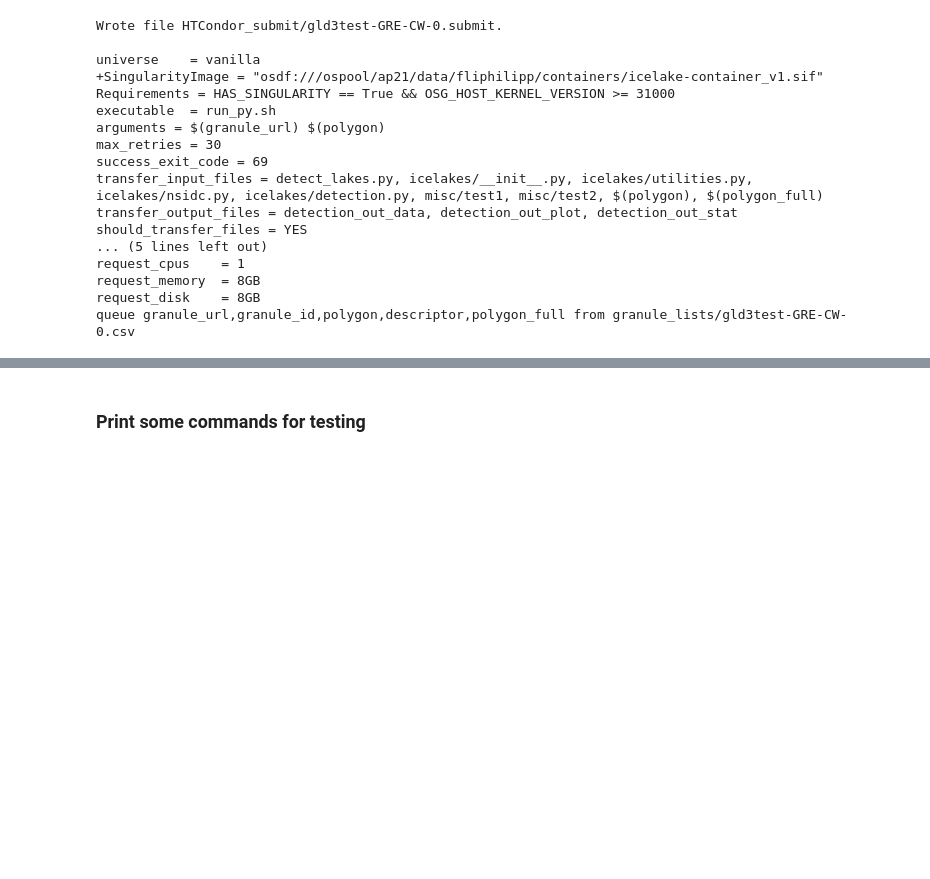
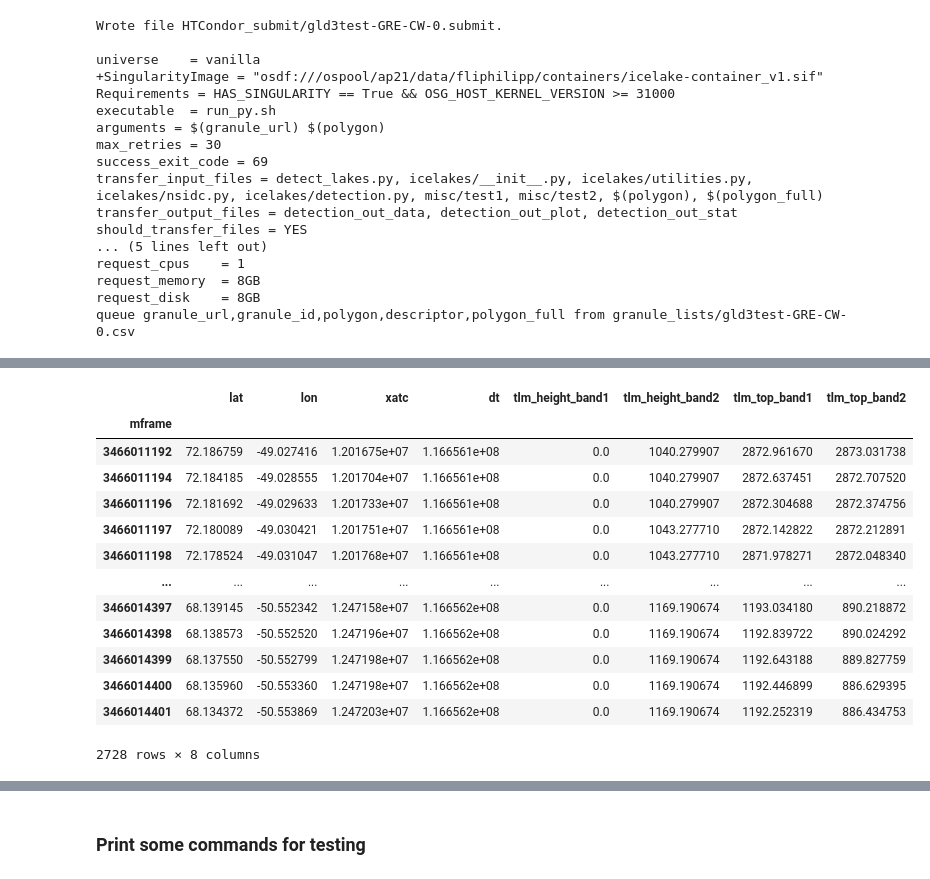
Before and after one commit to fliphilipp/GlacierLakeDetectionICESat2, a Jupyter notebook: request_data_and_make_granule_list.ipynb, the cells around one changed output, grey strips where cells are left out. Drawn from its saved outputs; the diff is of its cells as text; code cells hidden in the pictures; blank space fills up the shorter version.

```diff
--- a/request_data_and_make_granule_list.ipynb
+++ b/request_data_and_make_granule_list.ipynb
@@ -785,0 +1134,17 @@ Length: 107, dtype: object
+# %%
+df_mframe
+# %% [output]
+|  | lat | lon | xatc | dt | tlm_height_band1 | tlm_height_band2 | tlm_top_band1 | tlm_top_band2 |
+| mframe |  |  |  |  |  |  |  |  |
+| 3466011192 | 72.186759 | -49.027416 | 1.201675e+07 | 1.166561e+08 | 0.0 | 1040.279907 | 2872.961670 | 2873.031738 |
+| 3466011194 | 72.184185 | -49.028555 | 1.201704e+07 | 1.166561e+08 | 0.0 | 1040.279907 | 2872.637451 | 2872.707520 |
+| 3466011196 | 72.181692 | -49.029633 | 1.201733e+07 | 1.166561e+08 | 0.0 | 1040.279907 | 2872.304688 | 2872.374756 |
+| 3466011197 | 72.180089 | -49.030421 | 1.201751e+07 | 1.166561e+08 | 0.0 | 1043.277710 | 2872.142822 | 2872.212891 |
+| 3466011198 | 72.178524 | -49.031047 | 1.201768e+07 | 1.166561e+08 | 0.0 | 1043.277710 | 2871.978271 | 2872.048340 |
+| ... | ... | ... | ... | ... | ... | ... | ... | ... |
+| 3466014397 | 68.139145 | -50.552342 | 1.247158e+07 | 1.166562e+08 | 0.0 | 1169.190674 | 1193.034180 | 890.218872 |
+| 3466014398 | 68.138573 | -50.552520 | 1.247196e+07 | 1.166562e+08 | 0.0 | 1169.190674 | 1192.839722 | 890.024292 |
+| 3466014399 | 68.137550 | -50.552799 | 1.247198e+07 | 1.166562e+08 | 0.0 | 1169.190674 | 1192.643188 | 889.827759 |
+| 3466014400 | 68.135960 | -50.553360 | 1.247198e+07 | 1.166562e+08 | 0.0 | 1169.190674 | 1192.446899 | 886.629395 |
+| 3466014401 | 68.134372 | -50.553869 | 1.247203e+07 | 1.166562e+08 | 0.0 | 1169.190674 | 1192.252319 | 886.434753 |
+2728 rows × 8 columns
```
Also changed, not shown: parts of 16 cells of this notebook, 4 other files.
